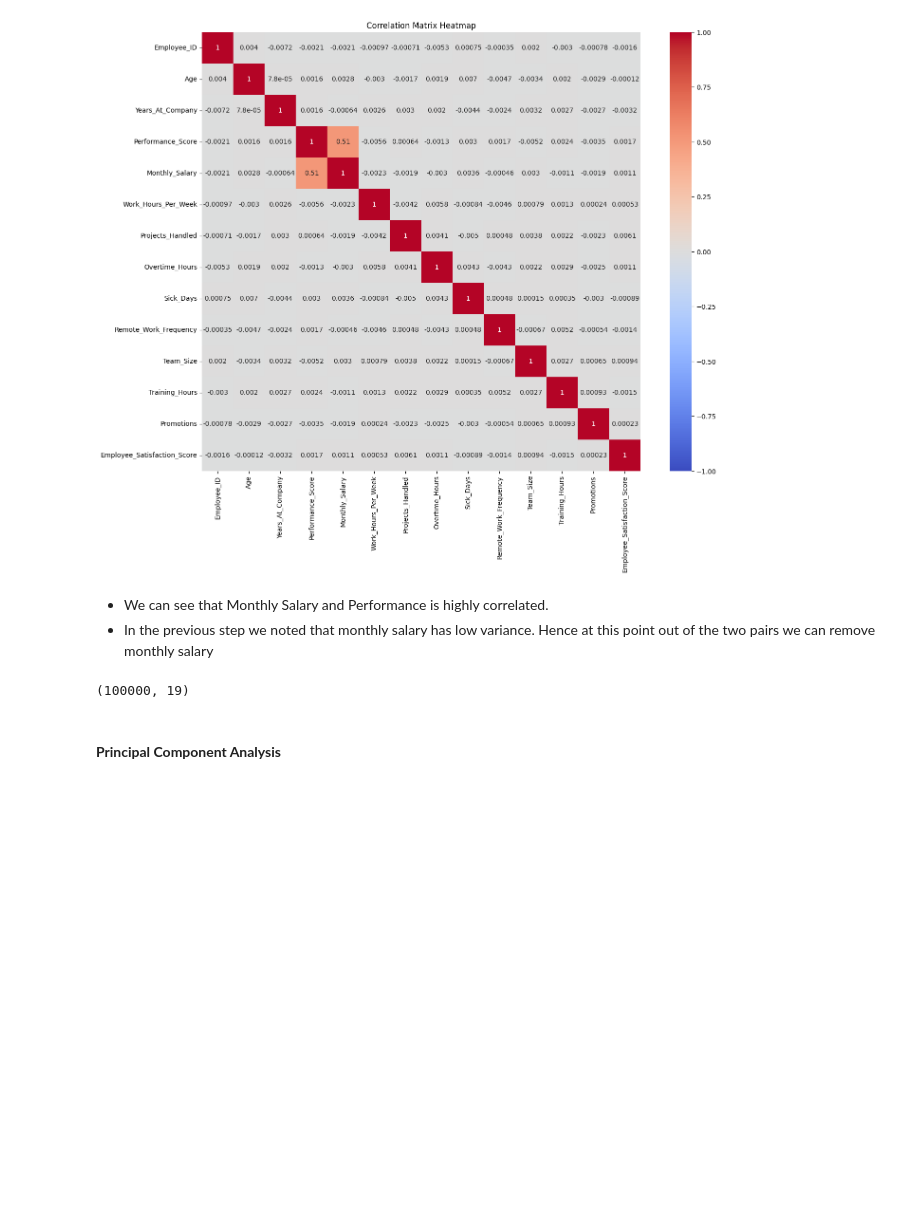
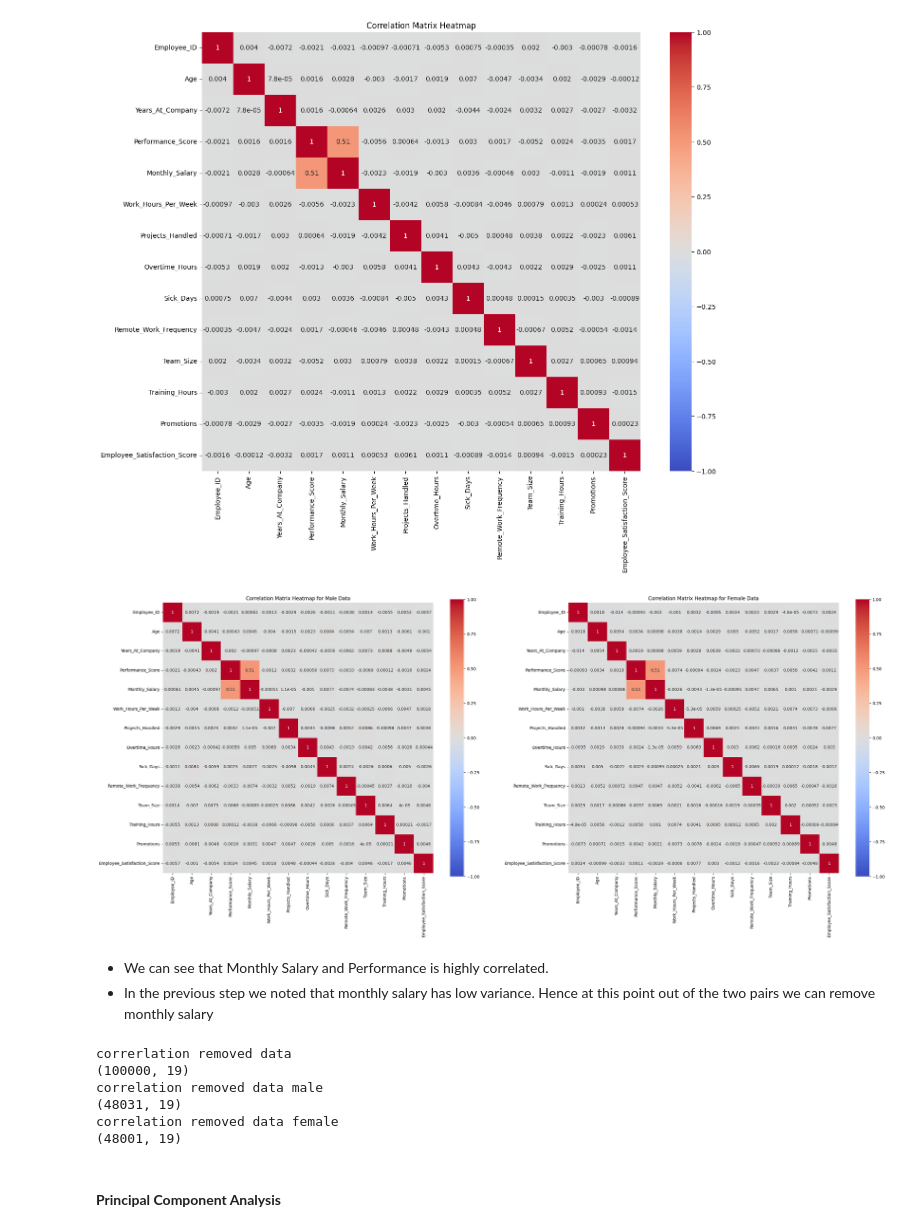
Before and after one commit to sreehariprathap/Data-Analysis--Maths---Algorithms, a Jupyter notebook: Week-10/GroupPresentation-4.ipynb, the cells around one changed output. Saved outputs shown, nothing was run; the diff lists cells and outputs as text; code cells hidden in the pictures; blank space fills up the shorter version.

```diff
--- a/Week-10/GroupPresentation-4.ipynb
+++ b/Week-10/GroupPresentation-4.ipynb
@@ -159,14 +201,40 @@ plt.title("Correlation Matrix Heatmap")
 plt.show()
 # %% [output]
 [figure]
+# %%
+fig, axes = plt.subplots(nrows=1, ncols=2, figsize=(32, 12))
+
+# For df_male
+sns.heatmap(correlation_matrix_male, annot=True, cmap='coolwarm', center=0, vmin=-1, vmax=1, square=True, ax=axes[0])
+axes[0].set_title("Correlation Matrix Heatmap for Male Data")
+
+# For df_female
+sns.heatmap(correlation_matrix_female, annot=True, cmap='coolwarm', center=0, vmin=-1, vmax=1, square=True, ax=axes[1])
+axes[1].set_title("Correlation Matrix Heatmap for Female Data")
+
+plt.show()
+# %% [output]
+[figure, added]
 # %% [markdown]
 - We can see that Monthly Salary and Performance is highly correlated.
 - In the previous step we noted that monthly salary has low variance. Hence at this point out of the two pairs we can remove monthly salary
-# %%
-df_corr_removed = df.drop(columns = ['Monthly_Salary'])
-print(df_corr_removed.shape)
-# %% [output]
-(100000, 19)
+# %%
+df_corr_removed = df.drop(columns = ['Monthly_Salary'])
+df_corr_removed_male = df_male.drop(columns = ['Monthly_Salary'])
+df_corr_removed_female = df_female.drop(columns = ['Monthly_Salary'])
+print('correrlation removed data')
+print(df_corr_removed.shape)
+print('correlation removed data male')
+print(df_corr_removed_male.shape)
+print('correlation removed data female')
+print(df_corr_removed_female.shape)
+# %% [output]
+correrlation removed data
+(100000, 19)
+correlation removed data male
+(48031, 19)
+correlation removed data female
+(48001, 19)
 # %% [markdown]
 #### **Principal Component Analysis**
 # %%
```
Also changed, not shown: parts of 10 cells of this notebook.
